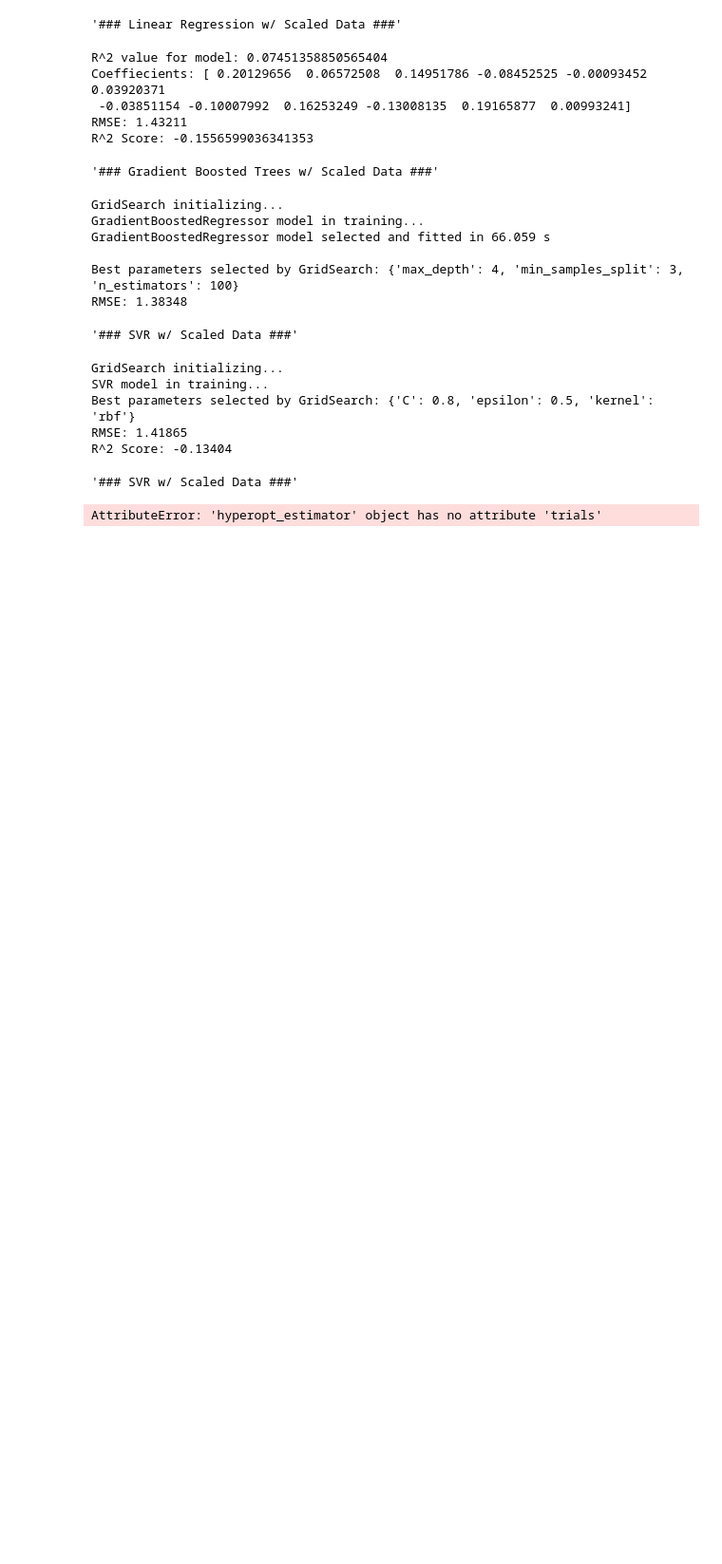
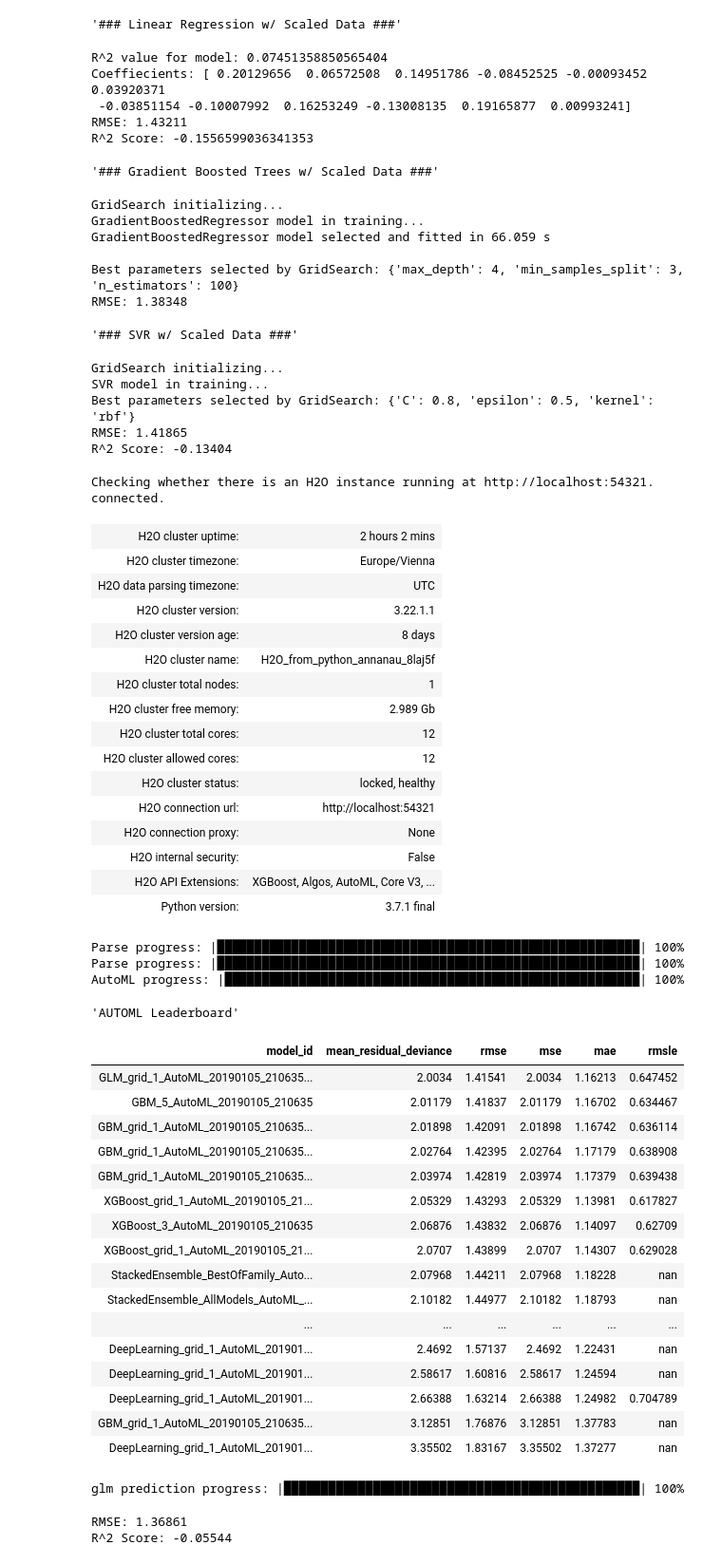
Before and after one commit to annamarianau/ml_project_regression, a Jupyter notebook: forest_fires.ipynb, the cells around one changed output. Shown at 95% size. Saved outputs shown, nothing was run; the diff lists cells and outputs as text; code cells hidden in the pictures; blank space fills up the shorter version.

Commit message:
automl

```diff
--- a/forest_fires.ipynb
+++ b/forest_fires.ipynb
@@ -372,10 +373,47 @@ RMSE: 1.41865
 R^2 Score: -0.13404
 # %%
 ### AutoML
-#classifier_ = {'LG': }
 
-display('### SVR w/ Scaled Data ###')
 autoML = run_autoML(X_train, y_train, X_test, y_test)
 # %% [output]
-'### SVR w/ Scaled Data ###'
+Checking whether there is an H2O instance running at http://localhost:54321. connected.
+| H2O cluster uptime: | 2 hours 2 mins |
+| H2O cluster timezone: | Europe/Vienna |
+| H2O data parsing timezone: | UTC |
+| H2O cluster version: | 3.22.1.1 |
+| H2O cluster version age: | 8 days |
+| H2O cluster name: | H2O_from_python_annanau_8laj5f |
+| H2O cluster total nodes: | 1 |
+| H2O cluster free memory: | 2.989 Gb |
+| H2O cluster total cores: | 12 |
+| H2O cluster allowed cores: | 12 |
+| H2O cluster status: | locked, healthy |
+| H2O connection url: | http://localhost:54321 |
+| H2O connection proxy: | None |
+| H2O internal security: | False |
+| H2O API Extensions: | XGBoost, Algos, AutoML, Core V3, ... |
+| Python version: | 3.7.1 final |
-AttributeError: 'hyperopt_estimator' object has no attribute 'trials'
+Parse progress: |█████████████████████████████████████████████████████████| 100%
+Parse progress: |█████████████████████████████████████████████████████████| 100%
+AutoML progress: |████████████████████████████████████████████████████████| 100%
+'AUTOML Leaderboard'
+| model_id | mean_residual_deviance | rmse | mse | mae | rmsle |
+| GLM_grid_1_AutoML_20190105_210635... | 2.0034 | 1.41541 | 2.0034 | 1.16213 | 0.647452 |
+| GBM_5_AutoML_20190105_210635 | 2.01179 | 1.41837 | 2.01179 | 1.16702 | 0.634467 |
+| GBM_grid_1_AutoML_20190105_210635... | 2.01898 | 1.42091 | 2.01898 | 1.16742 | 0.636114 |
+| GBM_grid_1_AutoML_20190105_210635... | 2.02764 | 1.42395 | 2.02764 | 1.17179 | 0.638908 |
+| GBM_grid_1_AutoML_20190105_210635... | 2.03974 | 1.42819 | 2.03974 | 1.17379 | 0.639438 |
+| XGBoost_grid_1_AutoML_20190105_21... | 2.05329 | 1.43293 | 2.05329 | 1.13981 | 0.617827 |
+| XGBoost_3_AutoML_20190105_210635 | 2.06876 | 1.43832 | 2.06876 | 1.14097 | 0.62709 |
+| XGBoost_grid_1_AutoML_20190105_21... | 2.0707 | 1.43899 | 2.0707 | 1.14307 | 0.629028 |
+| StackedEnsemble_BestOfFamily_Auto... | 2.07968 | 1.44211 | 2.07968 | 1.18228 | nan |
+| StackedEnsemble_AllModels_AutoML_... | 2.10182 | 1.44977 | 2.10182 | 1.18793 | nan |
+| ... | ... | ... | ... | ... | ... |
+| DeepLearning_grid_1_AutoML_201901... | 2.4692 | 1.57137 | 2.4692 | 1.22431 | nan |
+| DeepLearning_grid_1_AutoML_201901... | 2.58617 | 1.60816 | 2.58617 | 1.24594 | nan |
+| DeepLearning_grid_1_AutoML_201901... | 2.66388 | 1.63214 | 2.66388 | 1.24982 | 0.704789 |
+| GBM_grid_1_AutoML_20190105_210635... | 3.12851 | 1.76876 | 3.12851 | 1.37783 | nan |
+| DeepLearning_grid_1_AutoML_201901... | 3.35502 | 1.83167 | 3.35502 | 1.37277 | nan |
+glm prediction progress: |████████████████████████████████████████████████| 100%
+RMSE: 1.36861
+R^2 Score: -0.05544
```
Also changed, not shown: parts of 2 cells of this notebook.
